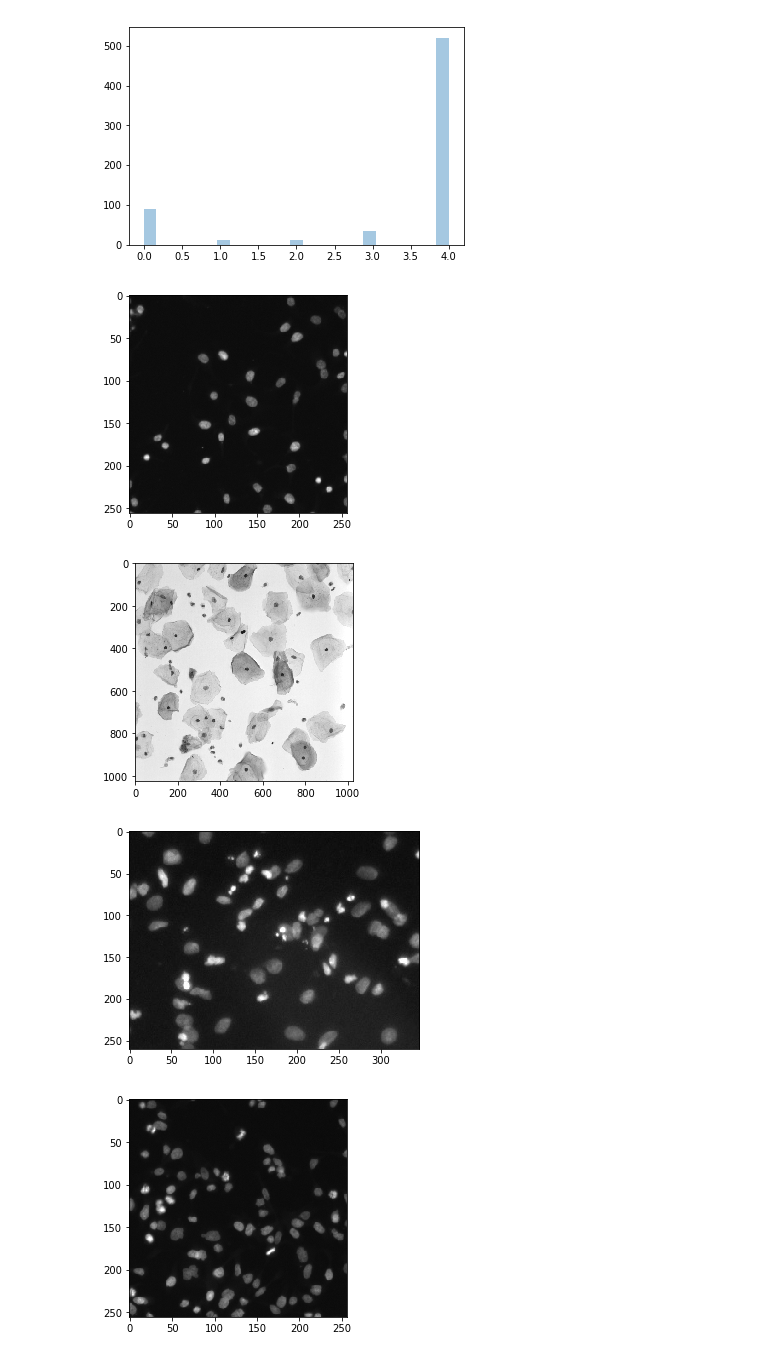
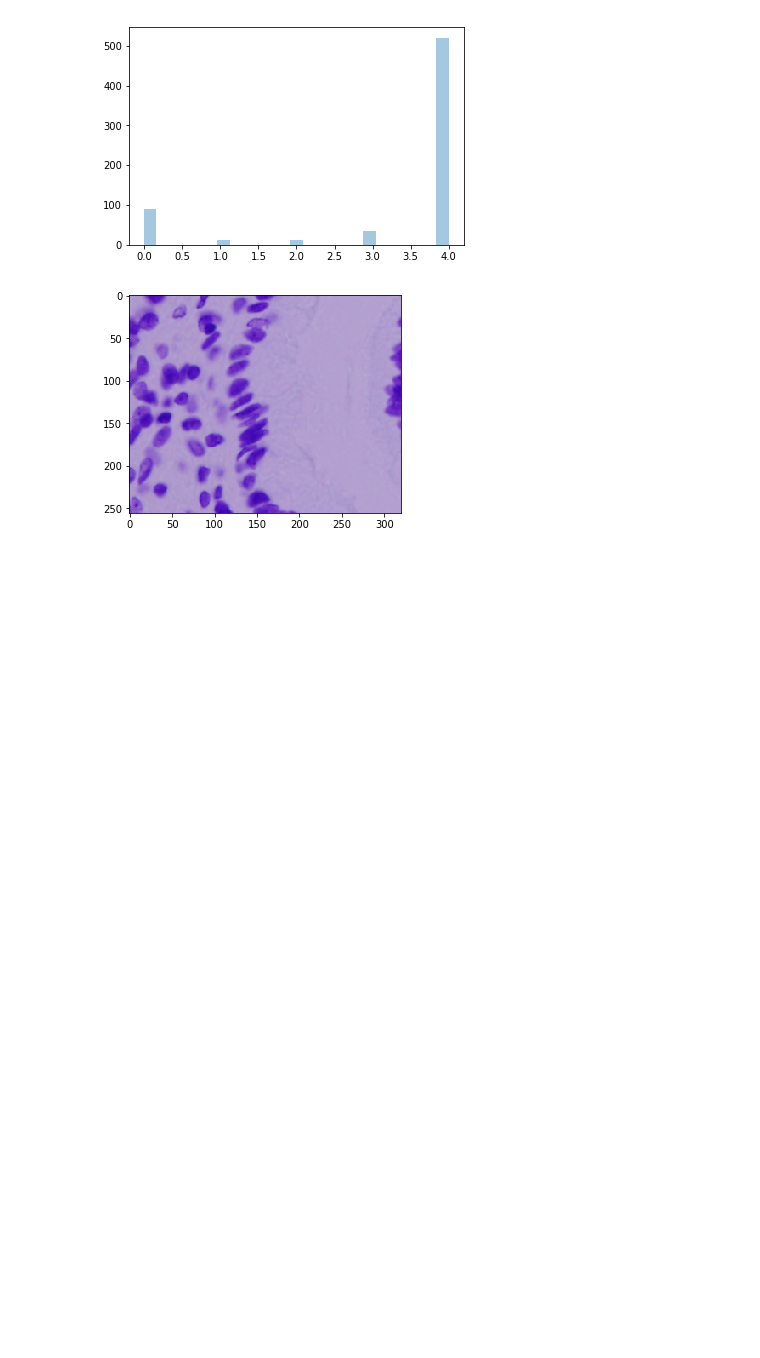
Before and after one commit to carpenterlab/2019_caicedo_dsb, a Jupyter notebook: 07-training-set.ipynb, the cells around one changed output. Drawn from its saved outputs; the diff is of its cells as text; code cells hidden in the pictures; blank space fills up the shorter version.

```diff
--- a/07-training-set.ipynb
+++ b/07-training-set.ipynb
@@ -114,12 +119,10 @@ sb.distplot(predictions, kde=False), categories
 [figure]
 # %%
 for i in range(len(unlabeled)):
-    if predictions[i] == 1:
-        plt.figure()
-        im = skimage.io.imread(f"{training_dir}{names[i]}/images/{names[i]}.png")
-        plt.imshow(im)
+    #if predictions[i] == 1:
+    plt.figure()
+    im = skimage.io.imread(f"{training_dir}{names[i]}/images/{names[i]}.png")
+    plt.imshow(im)
+    break
 # %% [output]
-[figure, old version]
+[figure, new version]
-[figure, removed]
-[figure, removed]
-[figure, removed]
```
Also changed, not shown: parts of 9 cells of this notebook, 5 other files.
